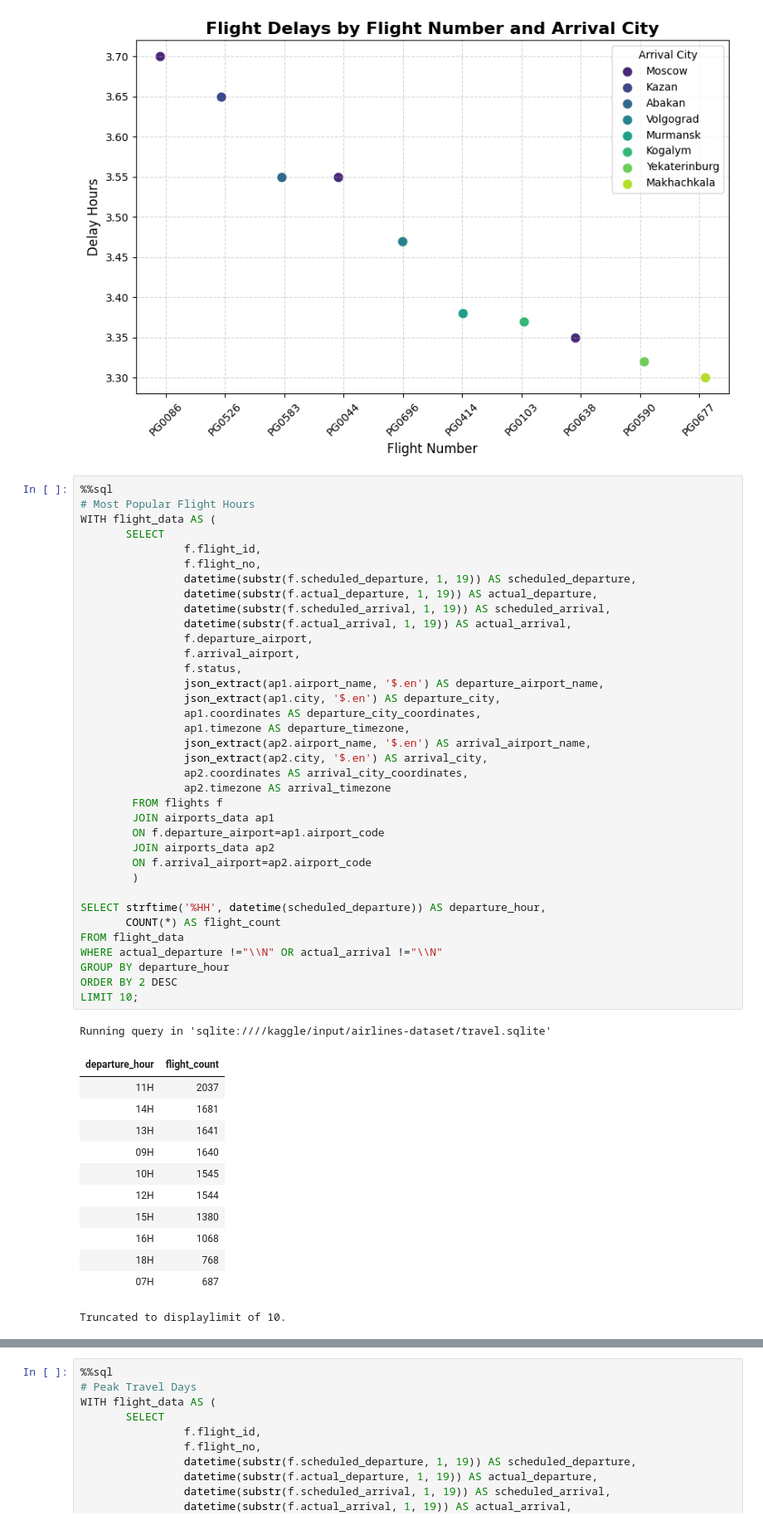
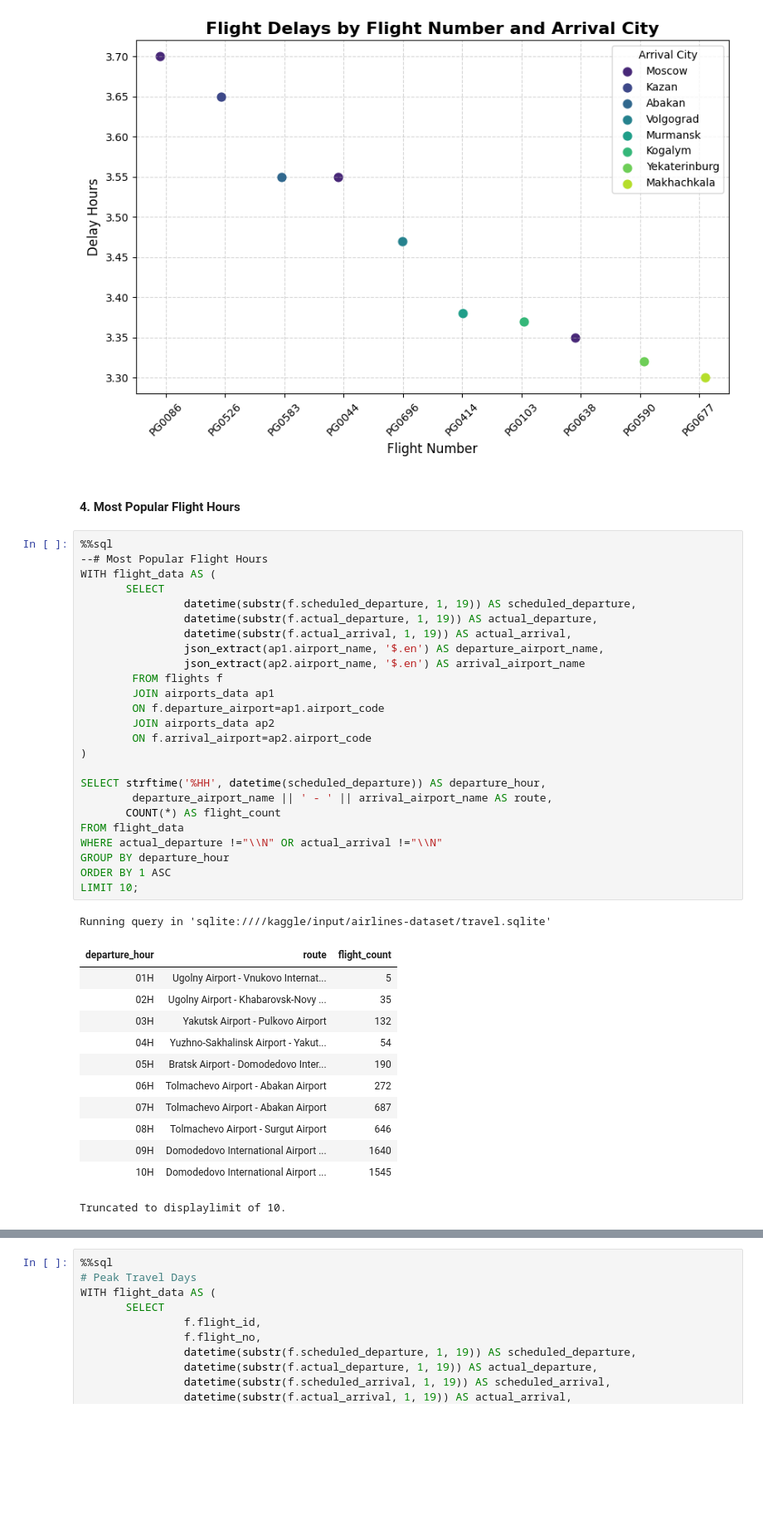
Before and after one commit to Daviedavie100/SQL_Projects, a Jupyter notebook: notebookee0d13d44b.ipynb, the cells around one changed output, grey strips where cells are left out. Shown at 83% size. Saved outputs shown, nothing was run; the diff lists cells and outputs as text; blank space fills up the shorter version.

```diff
--- a/notebookee0d13d44b.ipynb
+++ b/notebookee0d13d44b.ipynb
@@ -506,55 +506,46 @@ plt.grid(True, linestyle='--', alpha=0.5)
 plt.show()
 # %% [output]
 [figure]
+# %% [markdown]
+#### 4. Most Popular Flight Hours
 # %%
 %%sql
-# Most Popular Flight Hours
+--# Most Popular Flight Hours
 WITH flight_data AS (
        SELECT
-                f.flight_id,
-                f.flight_no,
                 datetime(substr(f.scheduled_departure, 1, 19)) AS scheduled_departure,
                 datetime(substr(f.actual_departure, 1, 19)) AS actual_departure,
-                datetime(substr(f.scheduled_arrival, 1, 19)) AS scheduled_arrival,
                 datetime(substr(f.actual_arrival, 1, 19)) AS actual_arrival,
-                f.departure_airport,
-                f.arrival_airport,
-                f.status,
                 json_extract(ap1.airport_name, '$.en') AS departure_airport_name,
-                json_extract(ap1.city, '$.en') AS departure_city,
-                ap1.coordinates AS departure_city_coordinates,
-                ap1.timezone AS departure_timezone,
-                json_extract(ap2.airport_name, '$.en') AS arrival_airport_name,
-                json_extract(ap2.city, '$.en') AS arrival_city,
-                ap2.coordinates AS arrival_city_coordinates,
-                ap2.timezone AS arrival_timezone
+                json_extract(ap2.airport_name, '$.en') AS arrival_airport_name
         FROM flights f
         JOIN airports_data ap1
         ON f.departure_airport=ap1.airport_code
         JOIN airports_data ap2
         ON f.arrival_airport=ap2.airport_code
-        )
+)
 
 SELECT strftime('%HH', datetime(scheduled_departure)) AS departure_hour,
+        departure_airport_name || ' - ' || arrival_airport_name AS route,
        COUNT(*) AS flight_count
 FROM flight_data
 WHERE actual_departure !="\\N" OR actual_arrival !="\\N"
 GROUP BY departure_hour
-ORDER BY 2 DESC
+ORDER BY 1 ASC
 LIMIT 10;
 # %% [output]
 Running query in 'sqlite:////kaggle/input/airlines-dataset/travel.sqlite'
-| departure_hour | flight_count |
-| 11H | 2037 |
-| 14H | 1681 |
-| 13H | 1641 |
-| 09H | 1640 |
-| 10H | 1545 |
-| 12H | 1544 |
-| 15H | 1380 |
-| 16H | 1068 |
-| 18H | 768 |
-| 07H | 687 |
+| departure_hour | route | flight_count |
+| 01H | Ugolny Airport - Vnukovo Internat... | 5 |
+| 02H | Ugolny Airport - Khabarovsk-Novy ... | 35 |
+| 03H | Yakutsk Airport - Pulkovo Airport | 132 |
+| 04H | Yuzhno-Sakhalinsk Airport - Yakut... | 54 |
+| 05H | Bratsk Airport - Domodedovo Inter... | 190 |
+| 06H | Tolmachevo Airport - Abakan Airport | 272 |
+| 07H | Tolmachevo Airport - Abakan Airport | 687 |
+| 08H | Tolmachevo Airport - Surgut Airport | 646 |
+| 09H | Domodedovo International Airport ... | 1640 |
+| 10H | Domodedovo International Airport ... | 1545 |
 Truncated to displaylimit of 10.
 # %%
 # Most Popular Flight Hours
```
Also changed, not shown: parts of 1 cell of this notebook.
